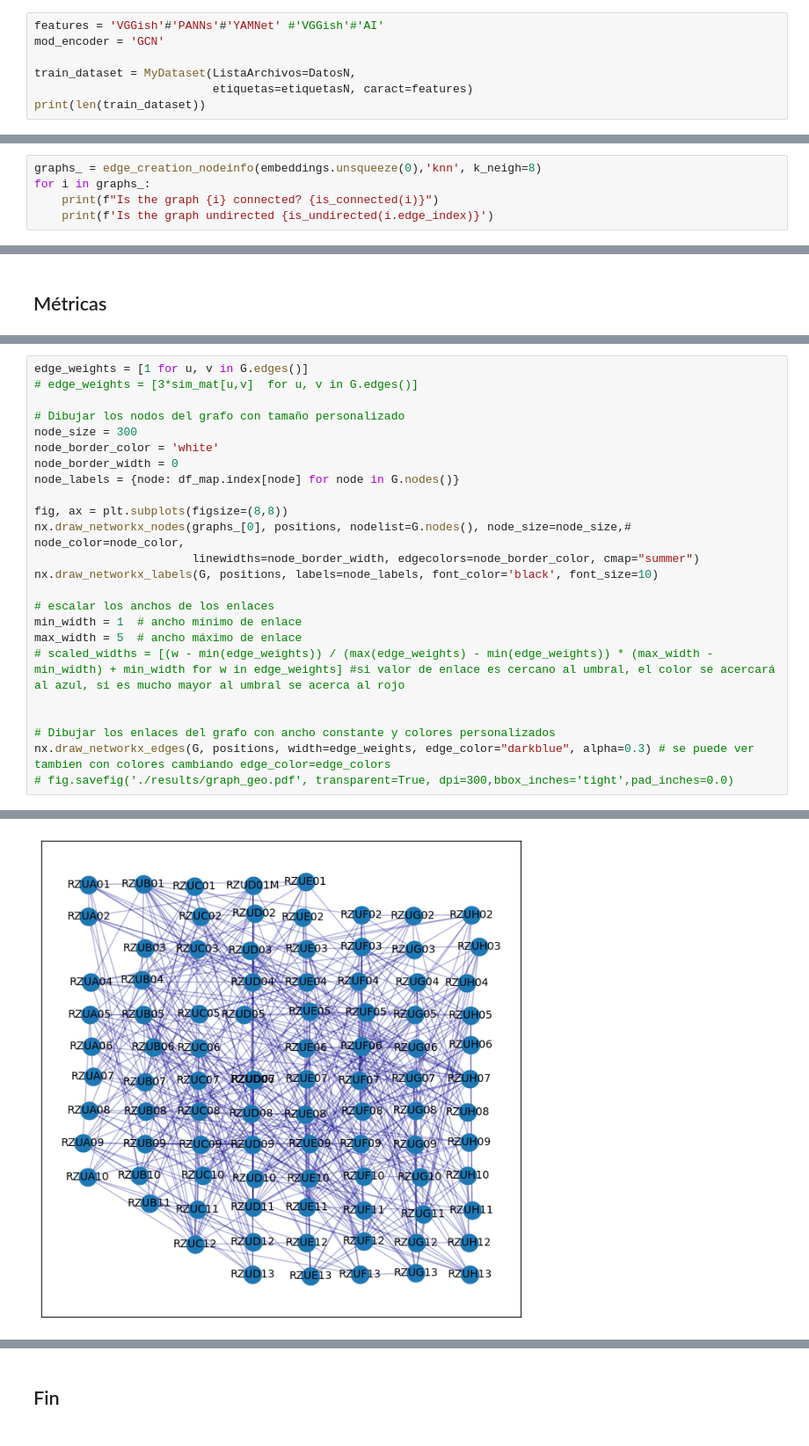
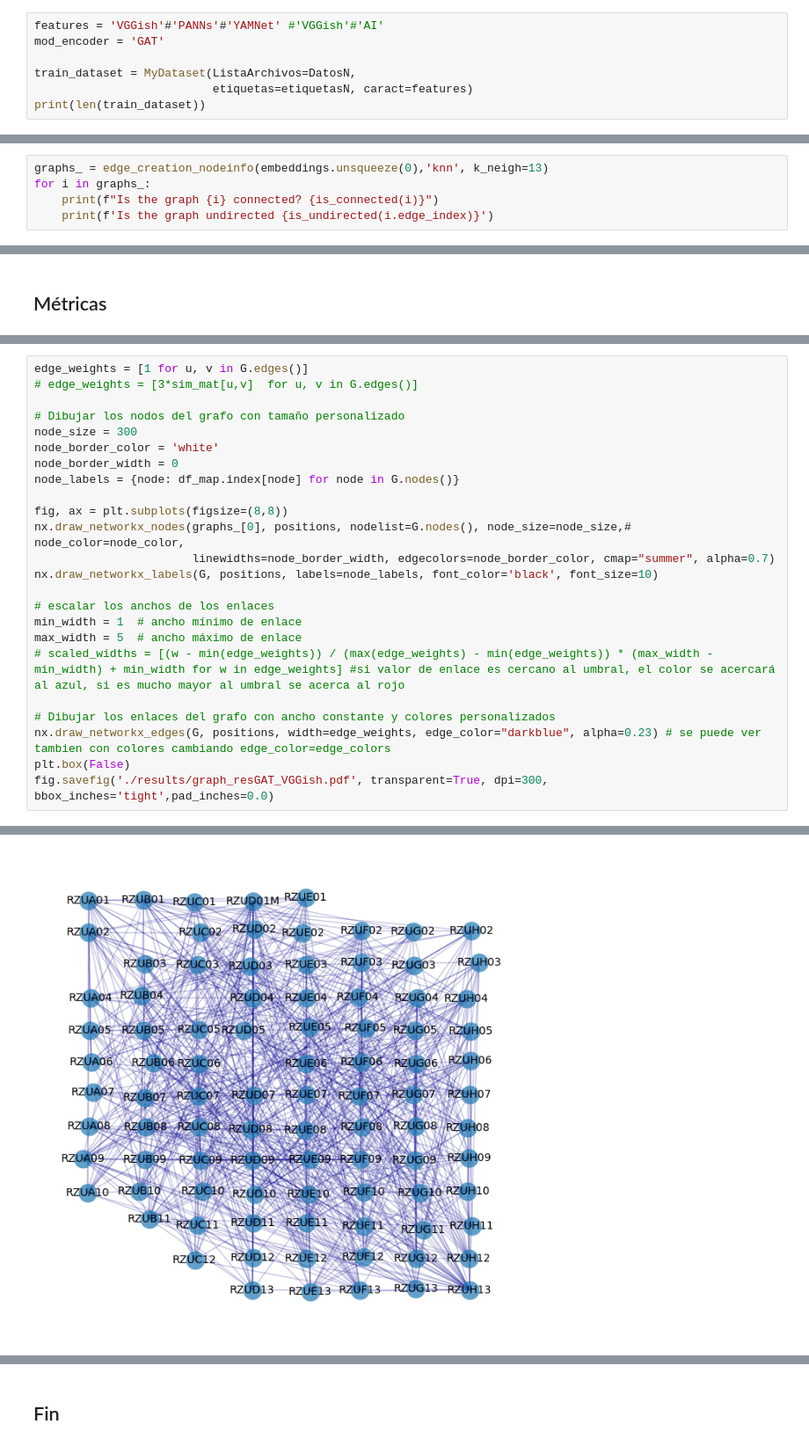
Before and after one commit to andrescastro-itm/GNN_ecoacoustic, a Jupyter notebook: GVAE_semi_eval_post.ipynb, the cells around one changed output, grey strips where cells are left out. Shown at 88% size. Drawn from its saved outputs; the diff is of its cells as text.

```diff
--- a/GVAE_semi_eval_post.ipynb
+++ b/GVAE_semi_eval_post.ipynb
@@ -32,7 +32,7 @@ Clases = df_data.values.argmax(1)
 etiquetasN = Clases
 # %%
 features = 'VGGish'#'PANNs'#'YAMNet' #'VGGish'#'AI'
-mod_encoder = 'GCN'
+mod_encoder = 'GAT'
 
 train_dataset = MyDataset(ListaArchivos=DatosN,
                           etiquetas=etiquetasN, caract=features)
@@ -193,7 +211,7 @@ plt.show()
 # %% [markdown]
 ## Post-process graph
 # %%
-graphs_ = edge_creation_nodeinfo(embeddings.unsqueeze(0),'knn', k_neigh=8)
+graphs_ = edge_creation_nodeinfo(embeddings.unsqueeze(0),'knn', k_neigh=13)
 for i in graphs_:
     print(f"Is the graph {i} connected? {is_connected(i)}")
     print(f'Is the graph undirected {is_undirected(i.edge_index)}')
@@ -324,7 +343,7 @@ node_labels = {node: df_map.index[node] for node in G.nodes()}
 
 fig, ax = plt.subplots(figsize=(8,8))
 nx.draw_networkx_nodes(graphs_[0], positions, nodelist=G.nodes(), node_size=node_size,# node_color=node_color,
-                       linewidths=node_border_width, edgecolors=node_border_color, cmap="summer")
+                       linewidths=node_border_width, edgecolors=node_border_color, cmap="summer", alpha=0.7)
 nx.draw_networkx_labels(G, positions, labels=node_labels, font_color='black', font_size=10)
 
 # escalar los anchos de los enlaces
@@ -332,8 +351,8 @@ min_width = 1  # ancho mínimo de enlace
 max_width = 5  # ancho máximo de enlace
 # scaled_widths = [(w - min(edge_weights)) / (max(edge_weights) - min(edge_weights)) * (max_width - min_width) + min_width for w in edge_weights] #si valor de enlace es cercano al umbral, el color se acercará al azul, si es mucho mayor al umbral se acerca al rojo
 
-
 # Dibujar los enlaces del grafo con ancho constante y colores personalizados
-nx.draw_networkx_edges(G, positions, width=edge_weights, edge_color="darkblue", alpha=0.3) # se puede ver tambien con colores cambiando edge_color=edge_colors
-# fig.savefig('./results/graph_geo.pdf', transparent=True, dpi=300,bbox_inches='tight',pad_inches=0.0)
+nx.draw_networkx_edges(G, positions, width=edge_weights, edge_color="darkblue", alpha=0.23) # se puede ver tambien con colores cambiando edge_color=edge_colors
+plt.box(False)
+fig.savefig('./results/graph_resGAT_VGGish.pdf', transparent=True, dpi=300, bbox_inches='tight',pad_inches=0.0)
 # %% [output]
@@ -341,3 +359,3 @@ nx.draw_networkx_edges(G, positions, width=edge_weights, edge_color="darkblue",
-[figure, old version]
+[figure, new version]
 # %%
 H = G.copy()
```
Also changed, not shown: parts of 16 cells of this notebook, 1 other file.
